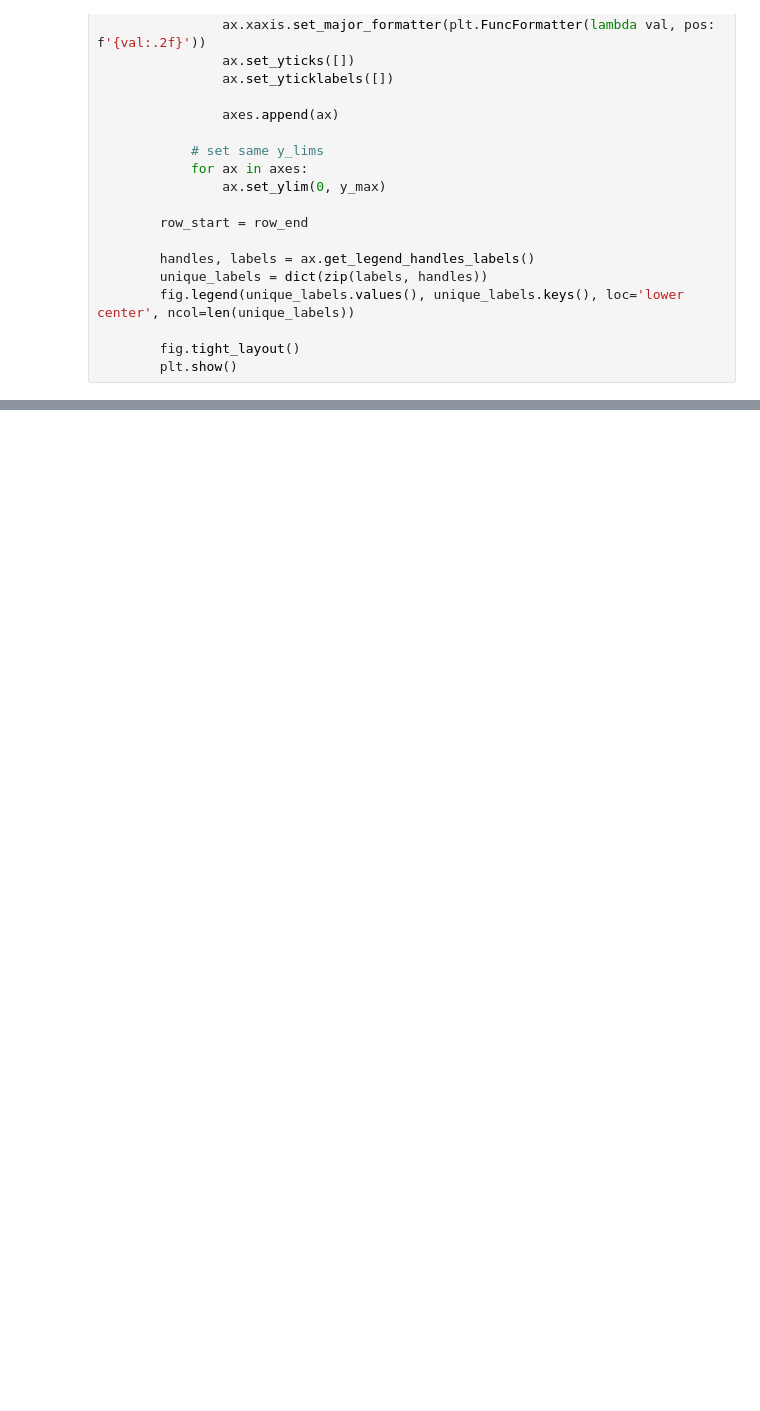
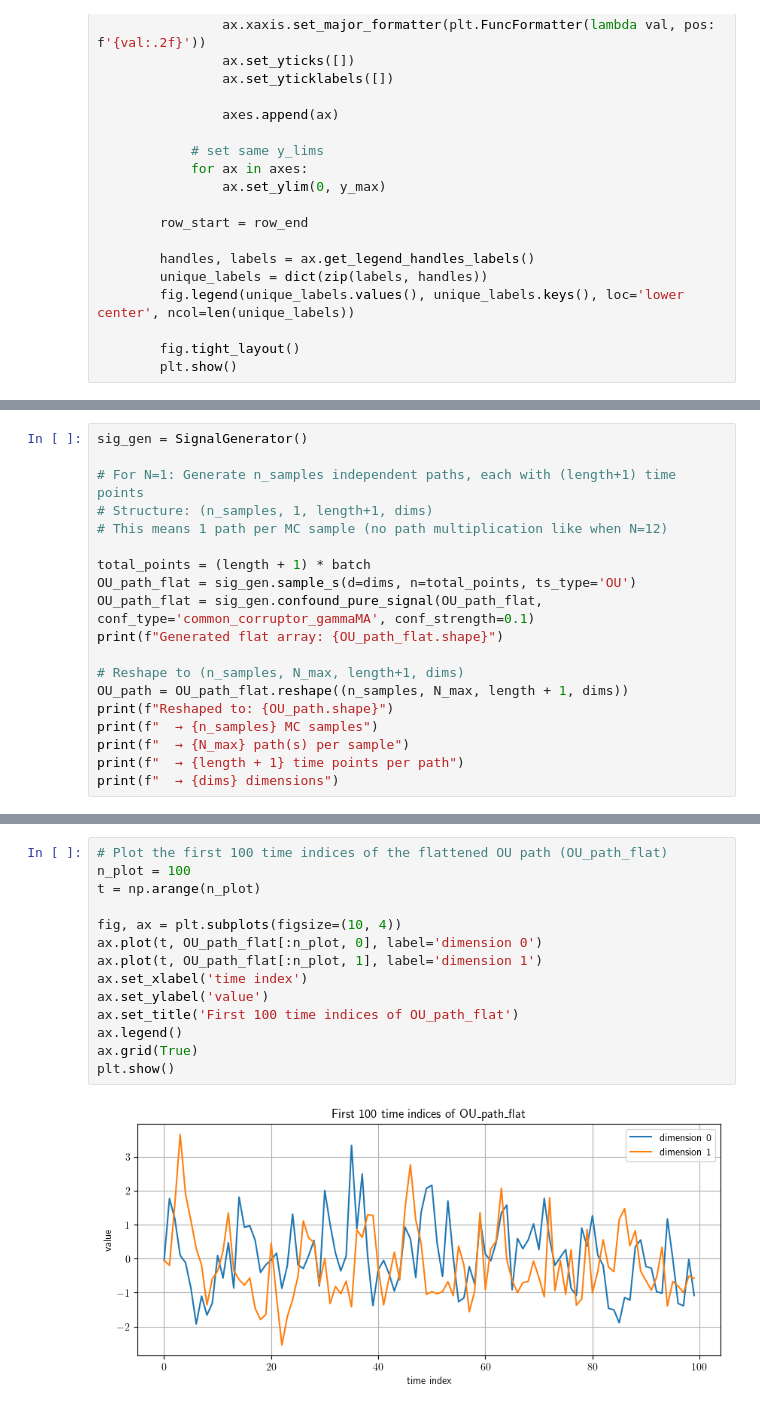
Before and after one commit to kro0l1k/esig_fork, a Jupyter notebook: simulations.ipynb, the cells around one changed output, grey strips where cells are left out. Saved outputs shown, nothing was run; the diff lists cells and outputs as text; blank space fills up the shorter version.

```diff
--- a/simulations.ipynb
+++ b/simulations.ipynb
@@ -181,0 +289,19 @@ martingale_esig_estimates_OU[N] = expected_signature_estimate(OU_path, max_depth
+# %%
+sig_gen = SignalGenerator()
+
+# For N=1: Generate n_samples independent paths, each with (length+1) time points
+# Structure: (n_samples, 1, length+1, dims)
+# This means 1 path per MC sample (no path multiplication like when N=12)
+
+total_points = (length + 1) * batch
+OU_path_flat = sig_gen.sample_s(d=dims, n=total_points, ts_type='OU')
+OU_path_flat = sig_gen.confound_pure_signal(OU_path_flat, conf_type='common_corruptor_gammaMA', conf_strength=0.1)
+print(f"Generated flat array: {OU_path_flat.shape}")
+
+# Reshape to (n_samples, N_max, length+1, dims)
+OU_path = OU_path_flat.reshape((n_samples, N_max, length + 1, dims))
+print(f"Reshaped to: {OU_path.shape}")
+print(f"  → {n_samples} MC samples")
+print(f"  → {N_max} path(s) per sample")
+print(f"  → {length + 1} time points per path")
+print(f"  → {dims} dimensions")
@@ -181,0 +317,16 @@ martingale_esig_estimates_OU[N] = expected_signature_estimate(OU_path, max_depth
+# %%
+# Plot the first 100 time indices of the flattened OU path (OU_path_flat)
+n_plot = 100
+t = np.arange(n_plot)
+
+fig, ax = plt.subplots(figsize=(10, 4))
+ax.plot(t, OU_path_flat[:n_plot, 0], label='dimension 0')
+ax.plot(t, OU_path_flat[:n_plot, 1], label='dimension 1')
+ax.set_xlabel('time index')
+ax.set_ylabel('value')
+ax.set_title('First 100 time indices of OU_path_flat')
+ax.legend()
+ax.grid(True)
+plt.show()
+# %% [output]
+[figure, added]
```
Also changed, not shown: parts of 34 cells of this notebook, 3 other files.
